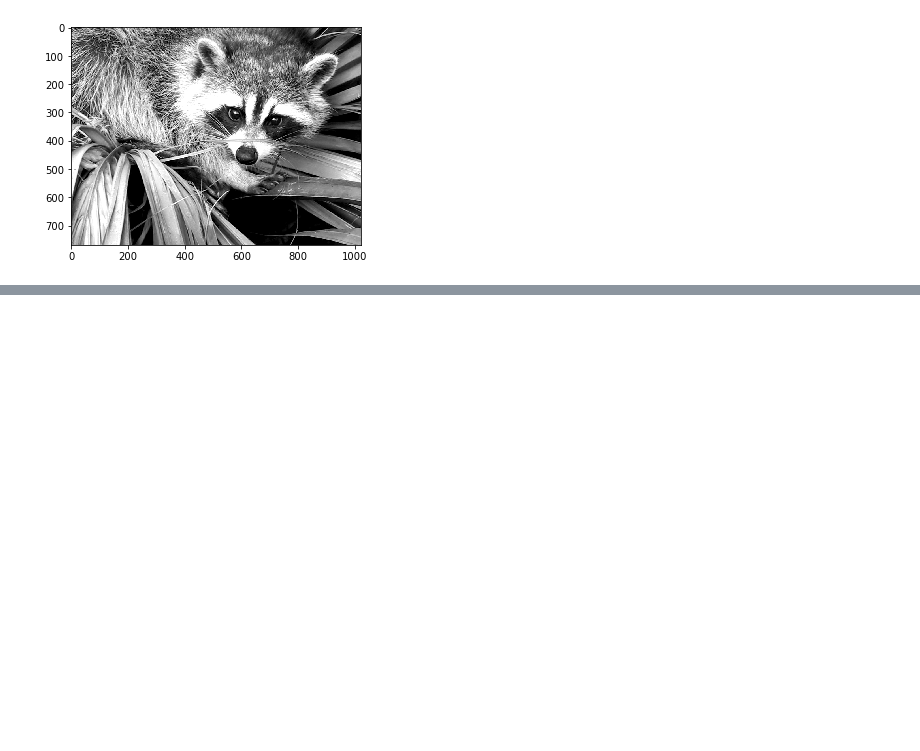
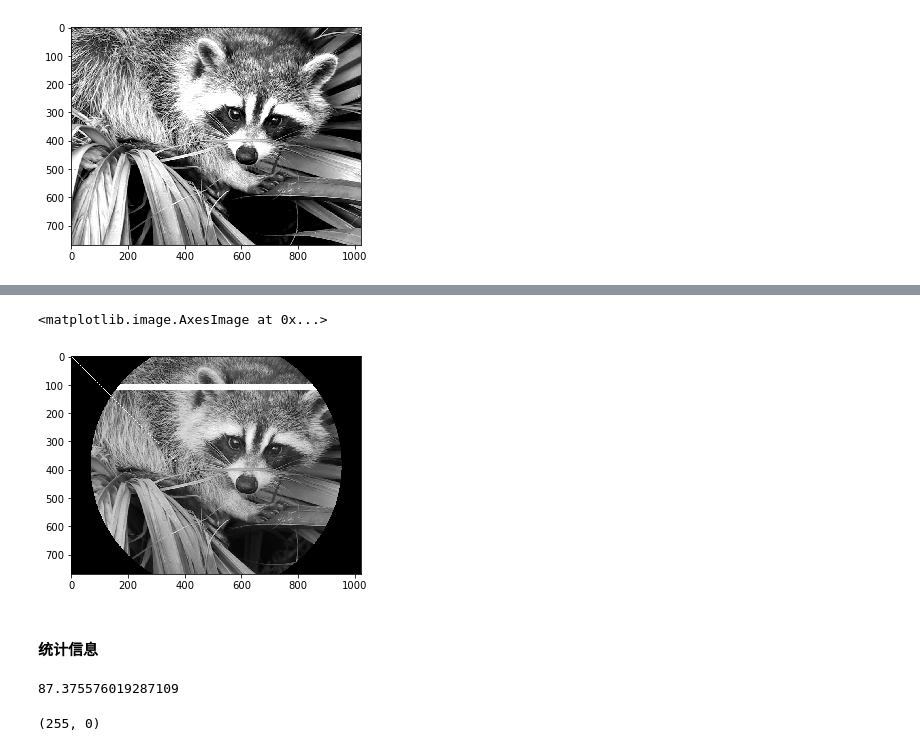
Before and after one commit to esdream/numpy_pandas_learning, a Jupyter notebook: image_processing_in_numpy&scipy.ipynb, the cells around one changed output, grey strips where cells are left out. Drawn from its saved outputs; the diff is of its cells as text; code cells hidden in the pictures; blank space fills up the shorter version.

```diff
--- a/image_processing_in_numpy&scipy.ipynb
+++ b/image_processing_in_numpy&scipy.ipynb
@@ -37,0 +55,25 @@ plt.imshow(f, cmap=plt.cm.gray, vmin=30, vmax=200)
+# %%
+# 修改部分像素值
+f_gray[100:120] = 255
+lx, ly = f_gray.shape
+# np.ogrid方法会创建一个N维（N为ogrid中参数的个数，例如这里是2维）对象。并返回在N个维坐标轴上的投影（例如这里X为0-1024, Y为0-768）
+X, Y = np.ogrid[0:lx, 0:ly]
+# 掩膜
+mask = (X - lx / 2) ** 2 + (Y - ly / 2) ** 2 > lx * ly / 4
+f_gray[mask] = 0
+# 象征索引
+f_gray[range(400), range(400)] = 255
+plt.imshow(f_gray, cmap=plt.cm.gray)
+# %% [output]
+<matplotlib.image.AxesImage at 0x...>
+[figure, added]
+# %% [markdown]
+#### 统计信息
+# %%
+f_gray.mean()
+# %% [output]
+87.375576019287109
+# %%
+f_gray.max(), f_gray.min()
+# %% [output]
+(255, 0)
```
Also changed, not shown: parts of 8 cells of this notebook, 1 other file.
